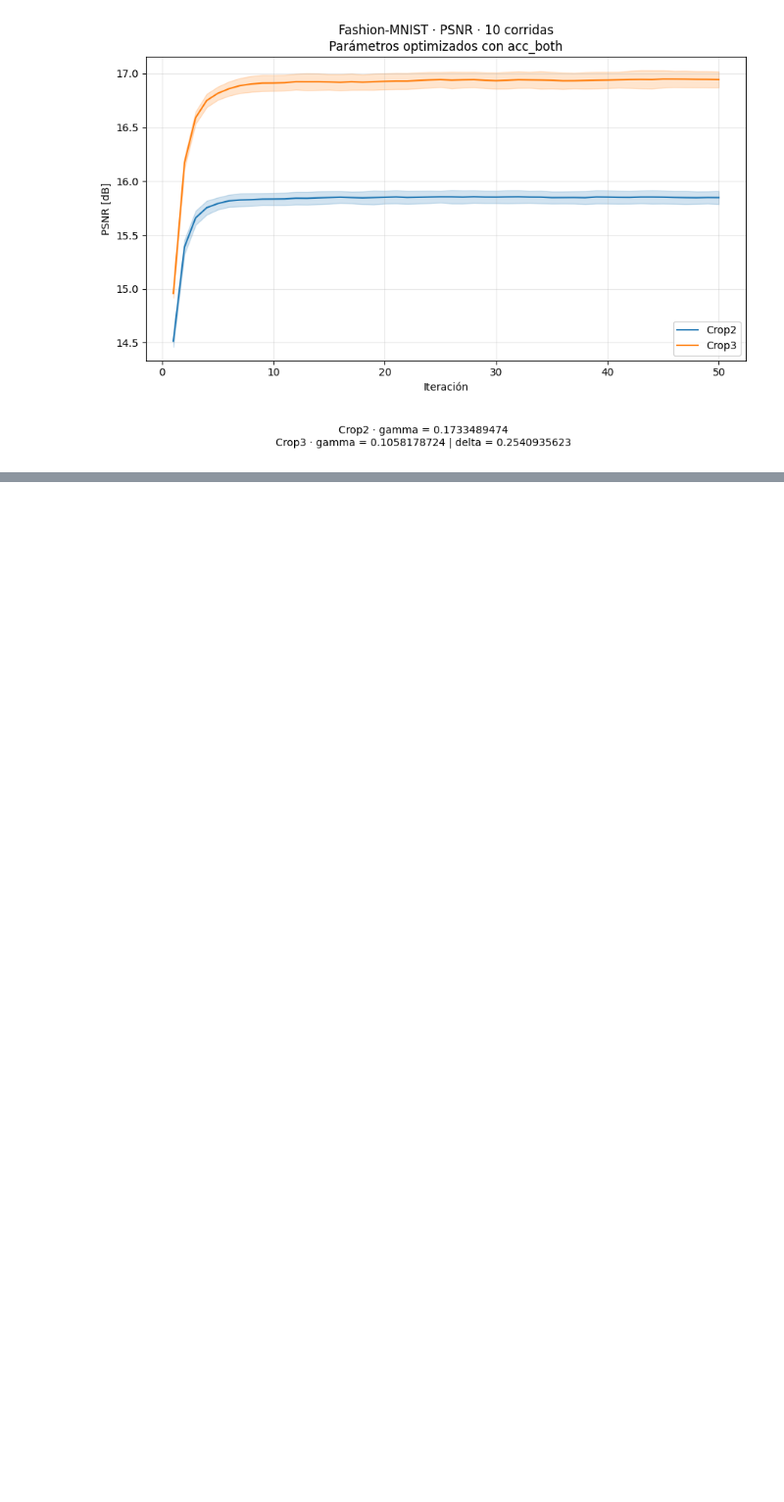
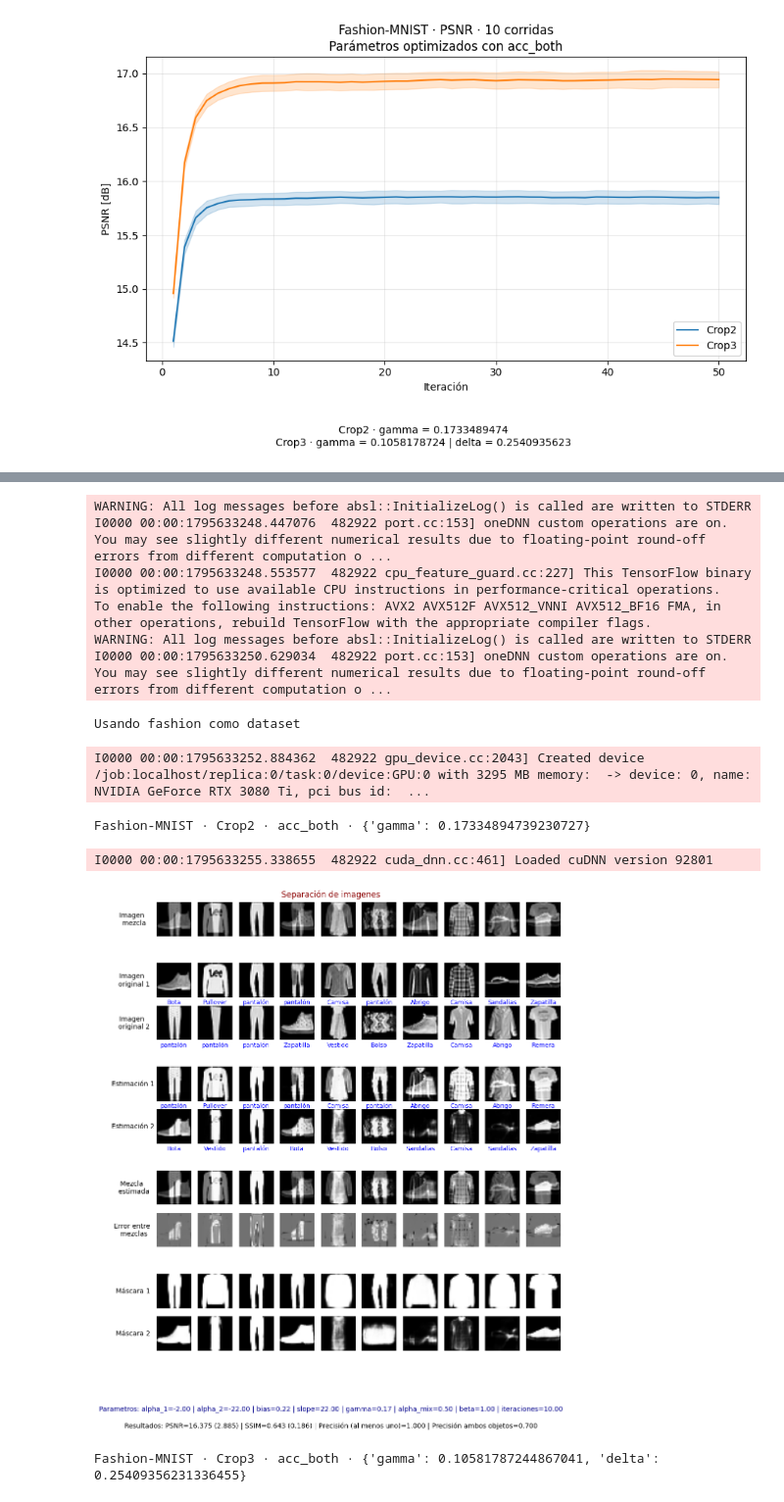
Before and after one commit to SantiagoGalan/CROP_1, a Jupyter notebook: project/definitive_experiments/definitive_optimization.ipynb, the cells around one changed output, grey strips where cells are left out. Shown at 98% size. Drawn from its saved outputs; the diff is of its cells as text; code cells hidden in the pictures; blank space fills up the shorter version.

Commit message:
add separation for visual feedback

```diff
--- a/project/definitive_experiments/definitive_optimization.ipynb
+++ b/project/definitive_experiments/definitive_optimization.ipynb
@@ -72,7 +72,7 @@ def sample_batch(data, split, seed):
     return (x0[idx0], x1[idx1], y0[idx0], y1[idx1]), (idx0, idx1)
 
 
-def evaluate(inputs, model_name, batch, tuned_params, seed, iterations, *, curves=False):
+def evaluate(inputs, model_name, batch, tuned_params, seed, iterations, *, curves=False, show_image=False):
     import tensorflow as tf
 
     data, cvae, predictor, models = inputs
@@ -83,7 +83,7 @@ def evaluate(inputs, model_name, batch, tuned_params, seed, iterations, *, curve
         params={**FIXED_PARAMS, **tuned_params},
         iterations=iterations,
         labels=data["labels"],
-        show_image=False,
+        show_image=show_image,
         show_metrics=False,
         save_all_curves=curves,
     )
@@ -549,0 +554,31 @@ plot_comparison(dataset, objective_metric, saved_config, saved_curves)
+# %%
+visual_dataset, visual_objective = "fashion", "acc_both"
+
+visual_studies = {
+    model: load_study(visual_dataset, visual_objective, model)
+    for model in SEARCH_PARAMS
+}
+visual_inputs = load_inputs(visual_dataset)
+visual_data = visual_inputs[0]
+visual_batch = (
+    visual_data["x_test"][:10], visual_data["x_test_1"][:10],
+    visual_data["y_test"][:10], visual_data["y_test_1"][:10],
+)
+
+for model, study in visual_studies.items():
+    print(f"{DATASETS[visual_dataset]} · {model} · {visual_objective} · {study.best_params}")
+    evaluate(visual_inputs, model, visual_batch, study.best_params, SEED,
+             COMPARISON_ITERATIONS, show_image=True)
+# %% [output]
+WARNING: All log messages before absl::InitializeLog() is called are written to STDERR
+I0000 00:00:1795633248.447076  482922 port.cc:153] oneDNN custom operations are on. You may see slightly different numerical results due to floating-point round-off errors from different computation o ...
+I0000 00:00:1795633248.553577  482922 cpu_feature_guard.cc:227] This TensorFlow binary is optimized to use available CPU instructions in performance-critical operations.
+To enable the following instructions: AVX2 AVX512F AVX512_VNNI AVX512_BF16 FMA, in other operations, rebuild TensorFlow with the appropriate compiler flags.
+WARNING: All log messages before absl::InitializeLog() is called are written to STDERR
+I0000 00:00:1795633250.629034  482922 port.cc:153] oneDNN custom operations are on. You may see slightly different numerical results due to floating-point round-off errors from different computation o ...
+Usando fashion como dataset
+I0000 00:00:1795633252.884362  482922 gpu_device.cc:2043] Created device /job:localhost/replica:0/task:0/device:GPU:0 with 3295 MB memory:  -> device: 0, name: NVIDIA GeForce RTX 3080 Ti, pci bus id:  ...
+Fashion-MNIST · Crop2 · acc_both · {'gamma': 0.17334894739230727}
+I0000 00:00:1795633255.338655  482922 cuda_dnn.cc:461] Loaded cuDNN version 92801
+[figure, added]
+Fashion-MNIST · Crop3 · acc_both · {'gamma': 0.10581787244867041, 'delta': 0.25409356231336455}
```
Also changed, not shown: parts of 2 cells of this notebook, 2 other files.
